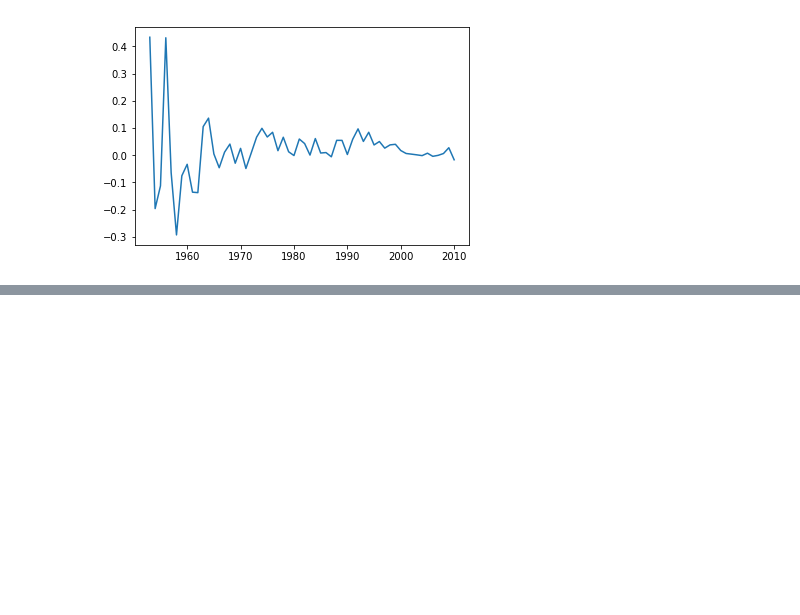
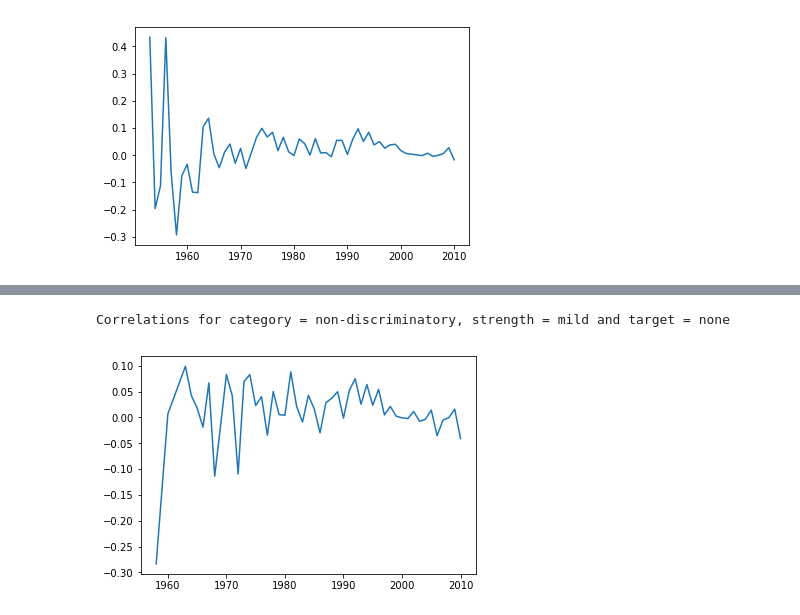
Before and after one commit to Victor-Palacios/epfl_ada, a Jupyter notebook: Project/main_nb.ipynb, the cells around one changed output, grey strips where cells are left out. Saved outputs shown, nothing was run; the diff lists cells and outputs as text; code cells hidden in the pictures; blank space fills up the shorter version.

Commit message:
function correlate_for_swear_attributes implemented

```diff
--- a/Project/main_nb.ipynb
+++ b/Project/main_nb.ipynb
@@ -7,6 +7,10 @@ import numpy as np
 import sqlite3
 import matplotlib.pyplot as plt
 %matplotlib inline
+
+# This variable should be set to false, unless you are running this notebook without the
+# generated datasets
+first_time = False
 # %% [markdown]
 Remember, we have computed the song word count at three levels of "swear word categories":
 # %%
@@ -76,3 +78,8 @@ track_offensiveness.to_csv("../datasets/track_offensiveness.csv")
+# %%
+if first_time:
+    track_offensiveness.to_csv("../datasets/track_offensiveness.csv")
+else:
+    track_offensiveness = pd.read_csv("../datasets/track_offensiveness.csv")
 # %% [markdown]
 We take only the columns we are interested in:
 # %%
@@ -174,0 +185,55 @@ plt.plot(year_correlation.year.tolist(), year_correlation.correlation.tolist())
+# %%
+def correlate_for_swear_attributes(track_off, category="none", strength="none", target="none"):
+    """
+    This method plots the date correlations for the specified parameters. If the 3 are "none"
+    then the correlations will be computed based on all swear words.
+    """
+    def get_off_count_based_on(track_off, category, strength, target):
+        track_off_nidx = track_off.reset_index().fillna("none")
+        return track_off_nidx.query("(category == @category and strength == @strength and target == @target) or\
+                                (category == 'none' and strength == 'none' and target == 'none')").replace("none", np.nan)
+    def get_off_based_on(track_off, category, strength, target):
+        count_off = get_off_count_based_on(track_off, category, strength, target)
+        count_off_non_na = count_off[count_off.duplicated("track_id", keep=False)].dropna(thresh=3)
+        count_off_non_na.loc[:, "offensiveness"] = count_off_non_na["value"]
+        count_off_na = count_off.drop_duplicates("track_id",keep=False)
+        count_off_na.insert(0, "offensiveness", 0)
+        return pd.concat([count_off_non_na, count_off_na])[["track_id", "offensiveness"]]
+
+    all_swear_words = category == "none" and strength == "none" and target == "none"
+
+    english_songs = pd.read_csv("../datasets/tracks_english.csv", header=-1)[1].to_frame()
+    english_songs.columns = ["track_id"]
+    song_info = pd.read_csv("../datasets/song_info/total.csv")[["track_id", "genre", "song_hotness",
+                                                            "song_id", "title", "year"]]
+
+    if all_swear_words:
+        # We want all categories/strength/targets:
+        print("Correlations for all swear words:")
+        if first_time:
+            track_off_group = track_off.groupby(by="track_id").apply(lambda frame: frame.reset_index().dropna(thresh = 3).value.sum())
+            track_off_group = track_off_group.fillna()
+        else:
+            track_off_group = pd.read_csv("../datasets/track_offensiveness.csv", header=-1)
+            track_off_group.columns = ["track_id", "offensiveness"]
+    else:
+        print("Correlations for category = {}, strength = {} and target = {}".format(category, strength, target))
+        track_off_group = get_off_based_on(track_off, category, strength, target)
+
+    english_track_offensiveness = english_songs.merge(track_off_group.reset_index(), on="track_id")
+    song_info_offensiveness = song_info.merge(english_track_offensiveness, on="track_id")
+    song_info_offensiveness = song_info_offensiveness[["track_id", "song_hotness", "year", "offensiveness"]]
+    song_info_offensiveness = song_info_offensiveness.dropna().query("year > 0 and song_hotness > 0")
+    year_correlation = song_info_offensiveness.groupby(by="year").apply(lambda frame: frame.song_hotness.corr(frame.offensiveness))
+    year_correlation = year_correlation.dropna()
+    year_correlation = year_correlation.to_frame().reset_index()
+    year_correlation.columns = ["year", "correlation"]
+    plt.plot(year_correlation.year.tolist(), year_correlation.correlation.tolist())
+    plt.show()
+    # return year_correlation
+    # english_track_offensiveness.columns = ["track_id", "abs_offensiveness"]
+
+correlate_for_swear_attributes(track_off, "non-discriminatory", "mild", "none")
+# %% [output]
+Correlations for category = non-discriminatory, strength = mild and target = none
+[figure, added]
```
Also changed, not shown: parts of 4 cells of this notebook.
